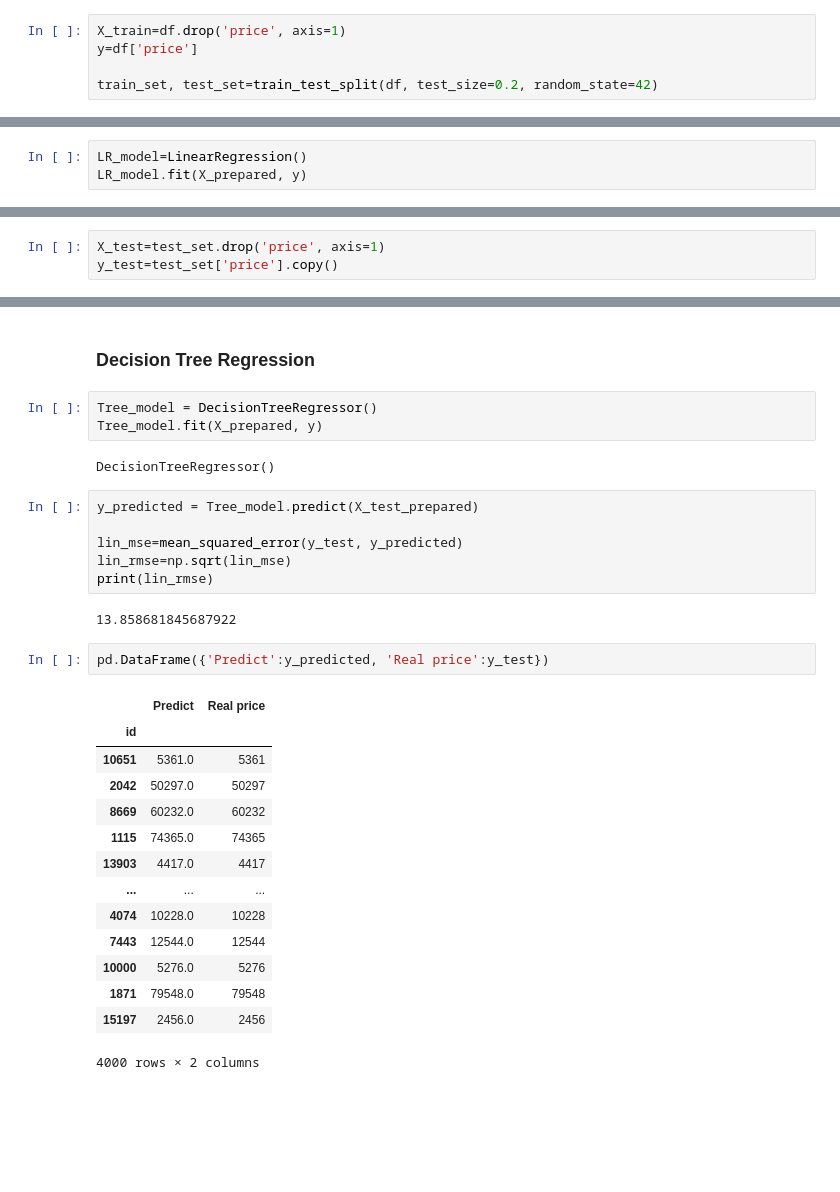
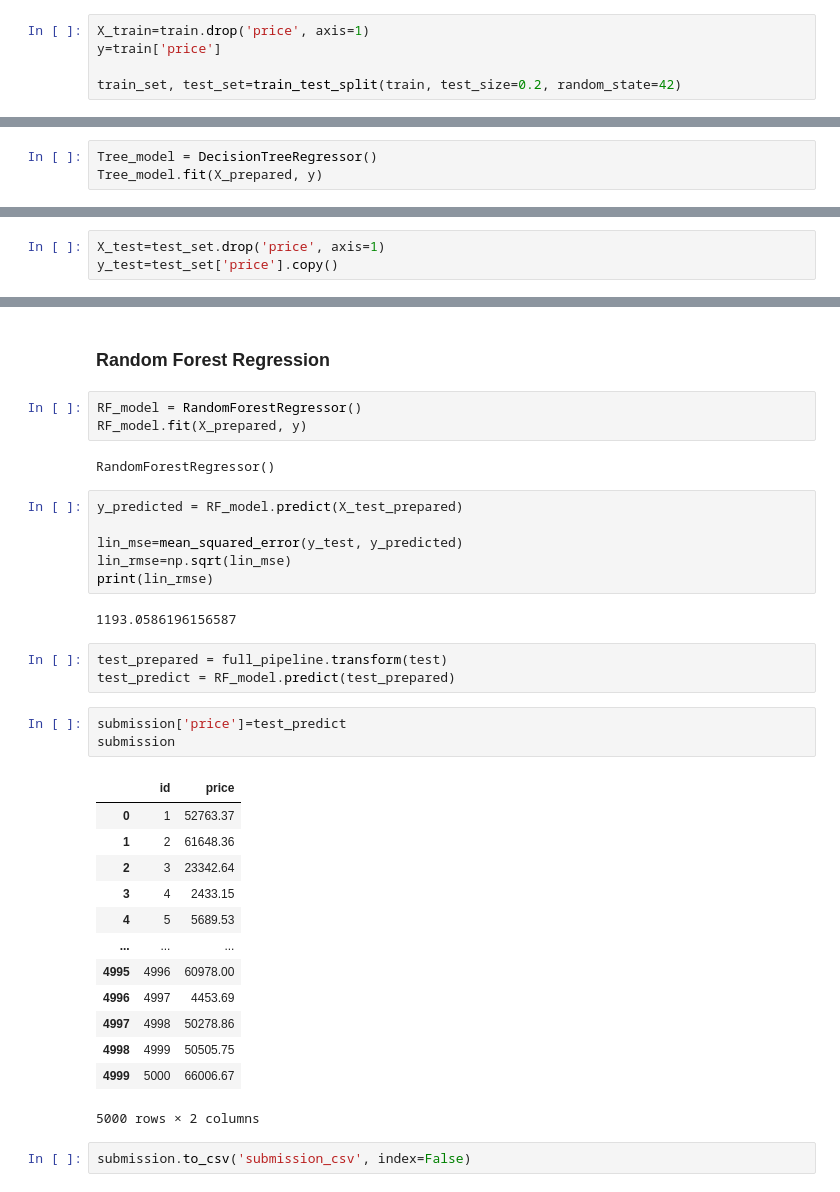
Before and after one commit to azizbekb/Portfolio, a Jupyter notebook: airfare-price-prediction.ipynb, the cells around one changed output, grey strips where cells are left out. Drawn from its saved outputs; the diff is of its cells as text; blank space fills up the shorter version.

```diff
--- a/airfare-price-prediction.ipynb
+++ b/airfare-price-prediction.ipynb
@@ -77,10 +112,10 @@ memory usage: 1.8+ MB
 # %% [markdown]
 ## Preparation for ML
 # %%
-X_train=df.drop('price', axis=1)
-y=df['price']
+X_train=train.drop('price', axis=1)
+y=train['price']
 
-train_set, test_set=train_test_split(df, test_size=0.2, random_state=42)
+train_set, test_set=train_test_split(train, test_size=0.2, random_state=42)
 # %%
 num_attribs=['stops', 'class', 'duration', 'days_left']
 cat_attribs=['airline', 'flight', 'source_city', 'departure_time', 'arrival_time', 'destination_city']
@@ -117,4 +152,4 @@ array([[ 0.19281382, -0.67396452,  0.28952803, ...,  0.        ,
 # %%
-LR_model=LinearRegression()
-LR_model.fit(X_prepared, y)
+Tree_model = DecisionTreeRegressor()
+Tree_model.fit(X_prepared, y)
 # %% [output]
@@ -143,32 +178,37 @@ print(lin_rmse)
 # %% [markdown]
-### Decision Tree Regression
+### Random Forest Regression
 # %%
-Tree_model = DecisionTreeRegressor()
-Tree_model.fit(X_prepared, y)
+RF_model = RandomForestRegressor()
+RF_model.fit(X_prepared, y)
 # %% [output]
-DecisionTreeRegressor()
+RandomForestRegressor()
 # %%
-y_predicted = Tree_model.predict(X_test_prepared)
+y_predicted = RF_model.predict(X_test_prepared)
 
 lin_mse=mean_squared_error(y_test, y_predicted)
 lin_rmse=np.sqrt(lin_mse)
 print(lin_rmse)
 # %% [output]
-13.858681845687922
+1193.0586196156587
-# %%
-pd.DataFrame({'Predict':y_predicted, 'Real price':y_test})
-# %% [output]
-|  | Predict | Real price |
-| id |  |  |
-| 10651 | 5361.0 | 5361 |
-| 2042 | 50297.0 | 50297 |
-| 8669 | 60232.0 | 60232 |
-| 1115 | 74365.0 | 74365 |
-| 13903 | 4417.0 | 4417 |
-| ... | ... | ... |
-| 4074 | 10228.0 | 10228 |
-| 7443 | 12544.0 | 12544 |
-| 10000 | 5276.0 | 5276 |
-| 1871 | 79548.0 | 79548 |
-| 15197 | 2456.0 | 2456 |
-4000 rows × 2 columns
+# %%
+test_prepared = full_pipeline.transform(test)
+test_predict = RF_model.predict(test_prepared)
+# %%
+submission['price']=test_predict
+submission
+# %% [output]
+|  | id | price |
+| 0 | 1 | 52763.37 |
+| 1 | 2 | 61648.36 |
+| 2 | 3 | 23342.64 |
+| 3 | 4 | 2433.15 |
+| 4 | 5 | 5689.53 |
+| ... | ... | ... |
+| 4995 | 4996 | 60978.00 |
+| 4996 | 4997 | 4453.69 |
+| 4997 | 4998 | 50278.86 |
+| 4998 | 4999 | 50505.75 |
+| 4999 | 5000 | 66006.67 |
+5000 rows × 2 columns
+# %%
+submission.to_csv('submission_csv', index=False)
```
Also changed, not shown: parts of 12 cells of this notebook.
